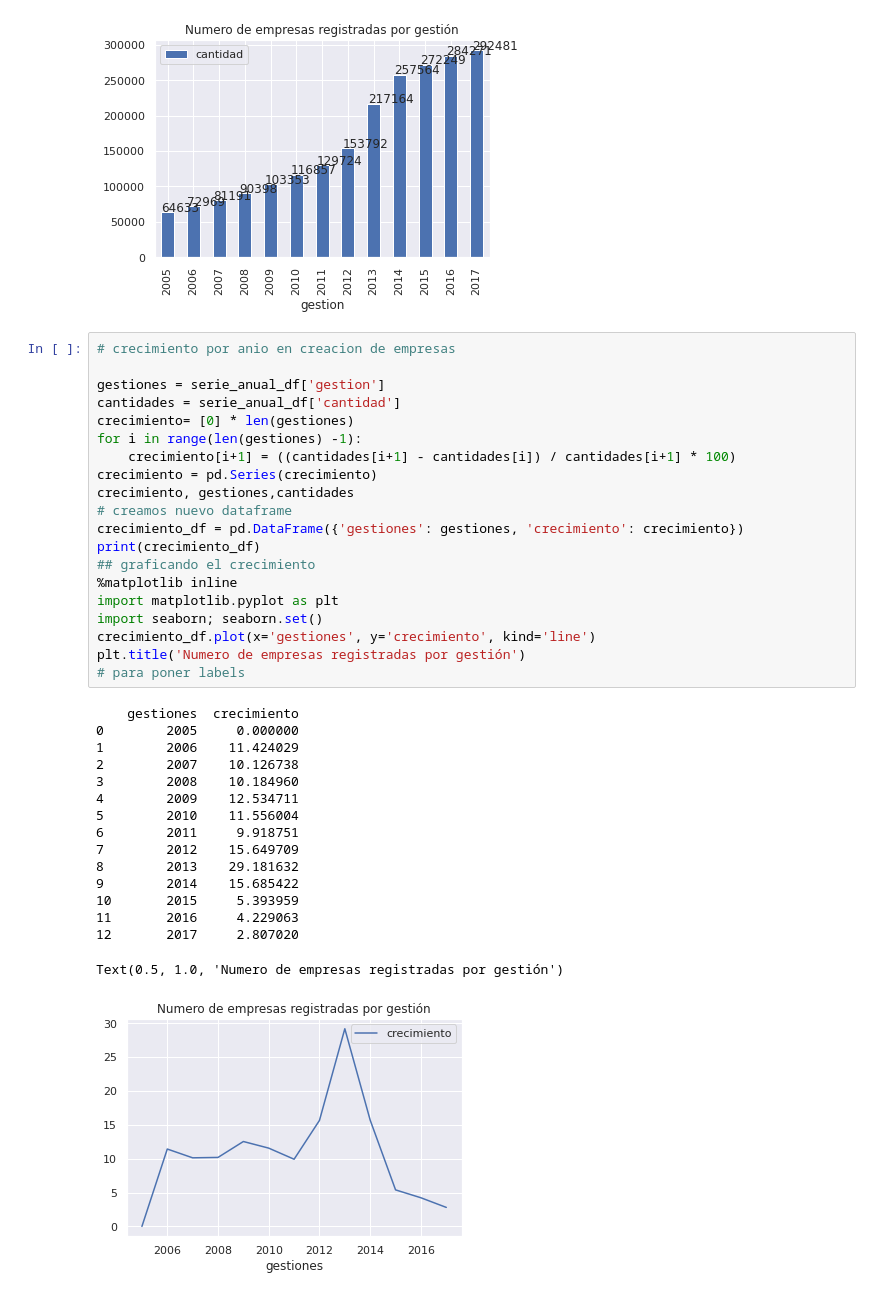
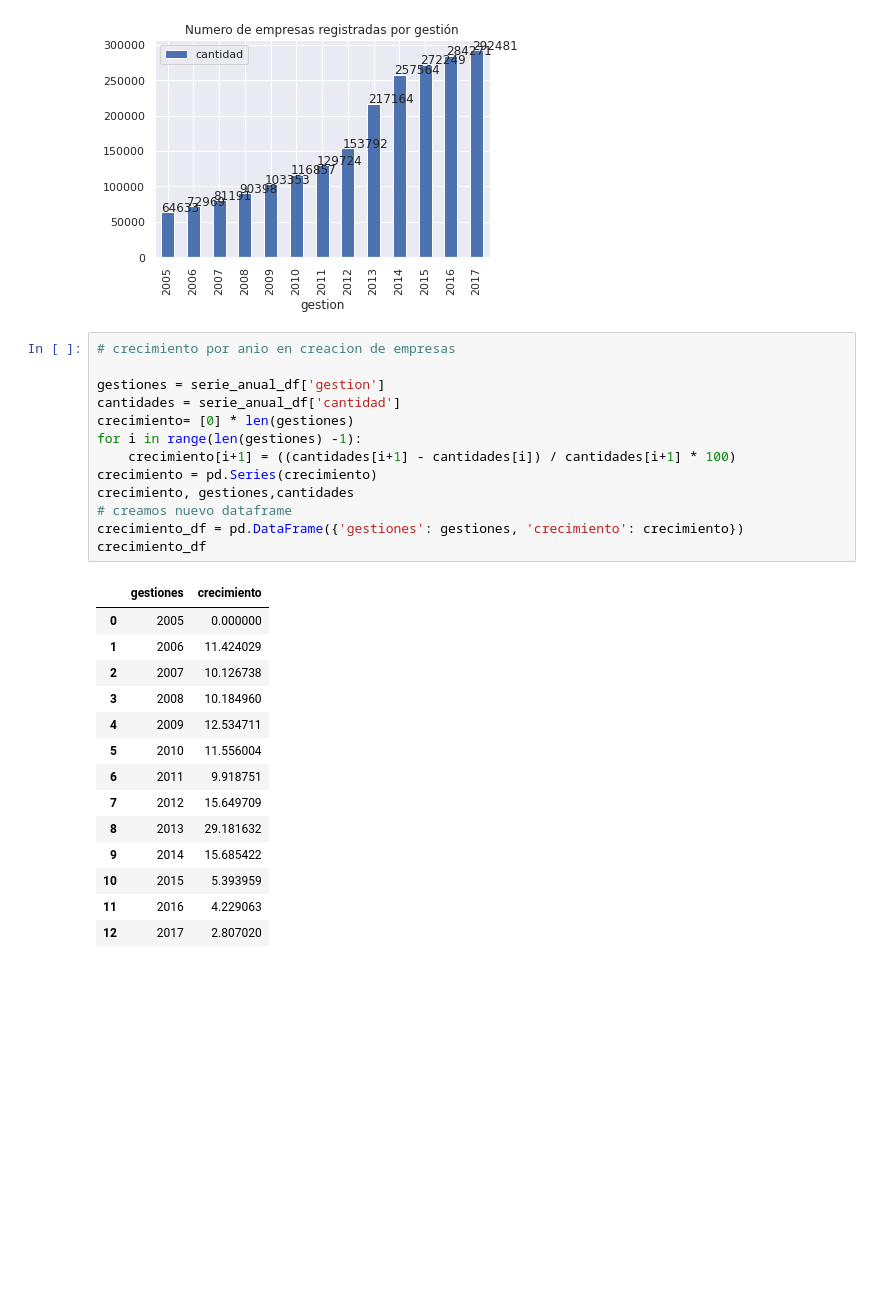
Before and after one commit to ifmm87/introduccion-data-science, a Jupyter notebook: exam.ipynb, the cells around one changed output. Saved outputs shown, nothing was run; the diff lists cells and outputs as text; blank space fills up the shorter version.

```diff
--- a/exam.ipynb
+++ b/exam.ipynb
@@ -54,37 +54,28 @@ for p in serie_anual_plot.patches:
 # %%
 # crecimiento por anio en creacion de empresas
 
 gestiones = serie_anual_df['gestion']
 cantidades = serie_anual_df['cantidad']
 crecimiento= [0] * len(gestiones)
 for i in range(len(gestiones) -1):
     crecimiento[i+1] = ((cantidades[i+1] - cantidades[i]) / cantidades[i+1] * 100)
 crecimiento = pd.Series(crecimiento)
 crecimiento, gestiones,cantidades
 # creamos nuevo dataframe
 crecimiento_df = pd.DataFrame({'gestiones': gestiones, 'crecimiento': crecimiento})
-print(crecimiento_df)
-## graficando el crecimiento
-%matplotlib inline
-import matplotlib.pyplot as plt
-import seaborn; seaborn.set()
-crecimiento_df.plot(x='gestiones', y='crecimiento', kind='line')
-plt.title('Numero de empresas registradas por gestión')
-# para poner labels
+crecimiento_df
 # %% [output]
-    gestiones  crecimiento
-0        2005     0.000000
-1        2006    11.424029
-2        2007    10.126738
-3        2008    10.184960
-4        2009    12.534711
-5        2010    11.556004
-6        2011     9.918751
-7        2012    15.649709
-8        2013    29.181632
-9        2014    15.685422
-10       2015     5.393959
-11       2016     4.229063
-12       2017     2.807020
-Text(0.5, 1.0, 'Numero de empresas registradas por gestión')
-[figure, removed]
+|  | gestiones | crecimiento |
+| 0 | 2005 | 0.000000 |
+| 1 | 2006 | 11.424029 |
+| 2 | 2007 | 10.126738 |
+| 3 | 2008 | 10.184960 |
+| 4 | 2009 | 12.534711 |
+| 5 | 2010 | 11.556004 |
+| 6 | 2011 | 9.918751 |
+| 7 | 2012 | 15.649709 |
+| 8 | 2013 | 29.181632 |
+| 9 | 2014 | 15.685422 |
+| 10 | 2015 | 5.393959 |
+| 11 | 2016 | 4.229063 |
+| 12 | 2017 | 2.807020 |
```
Also changed, not shown: parts of 5 cells of this notebook.
